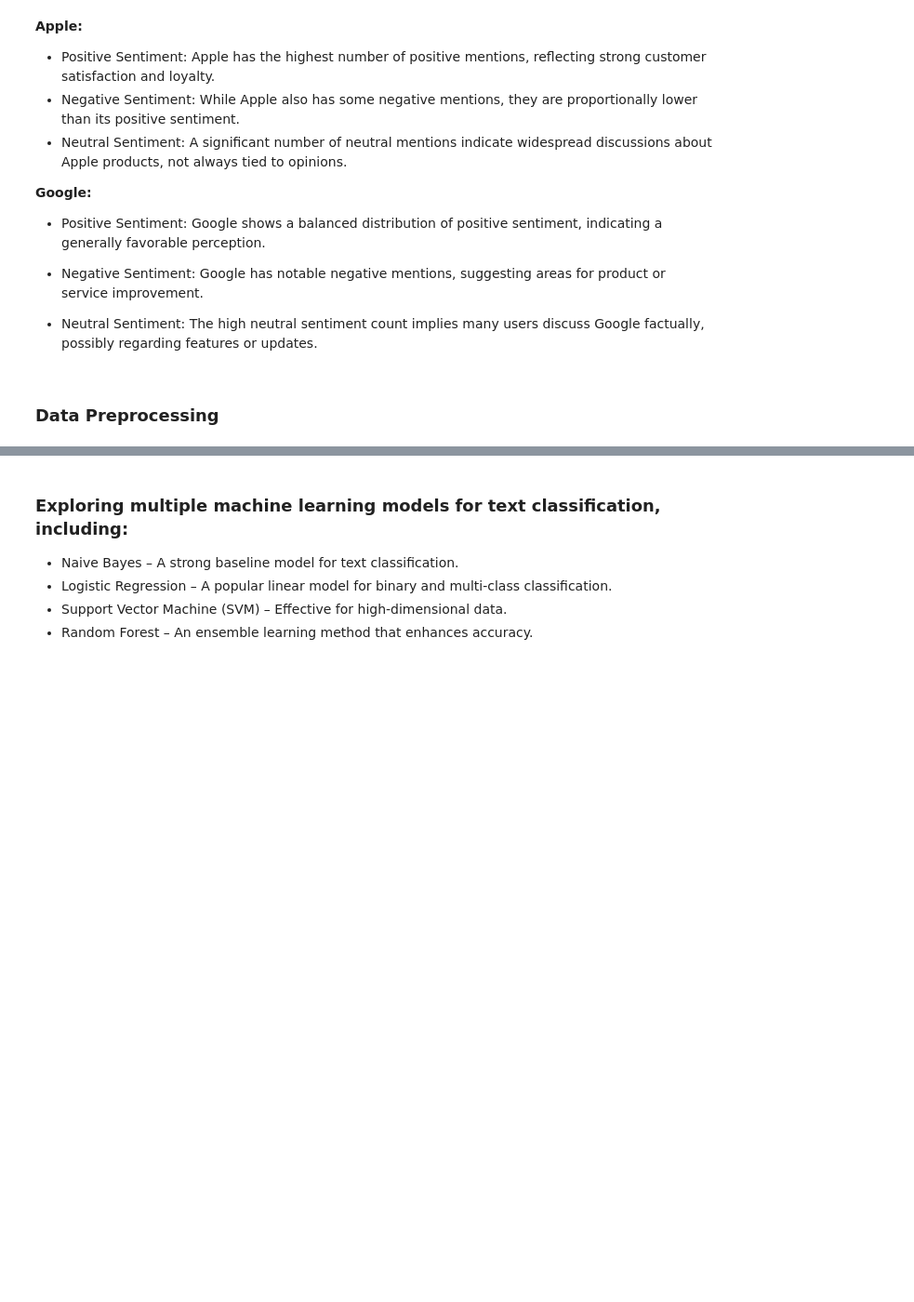
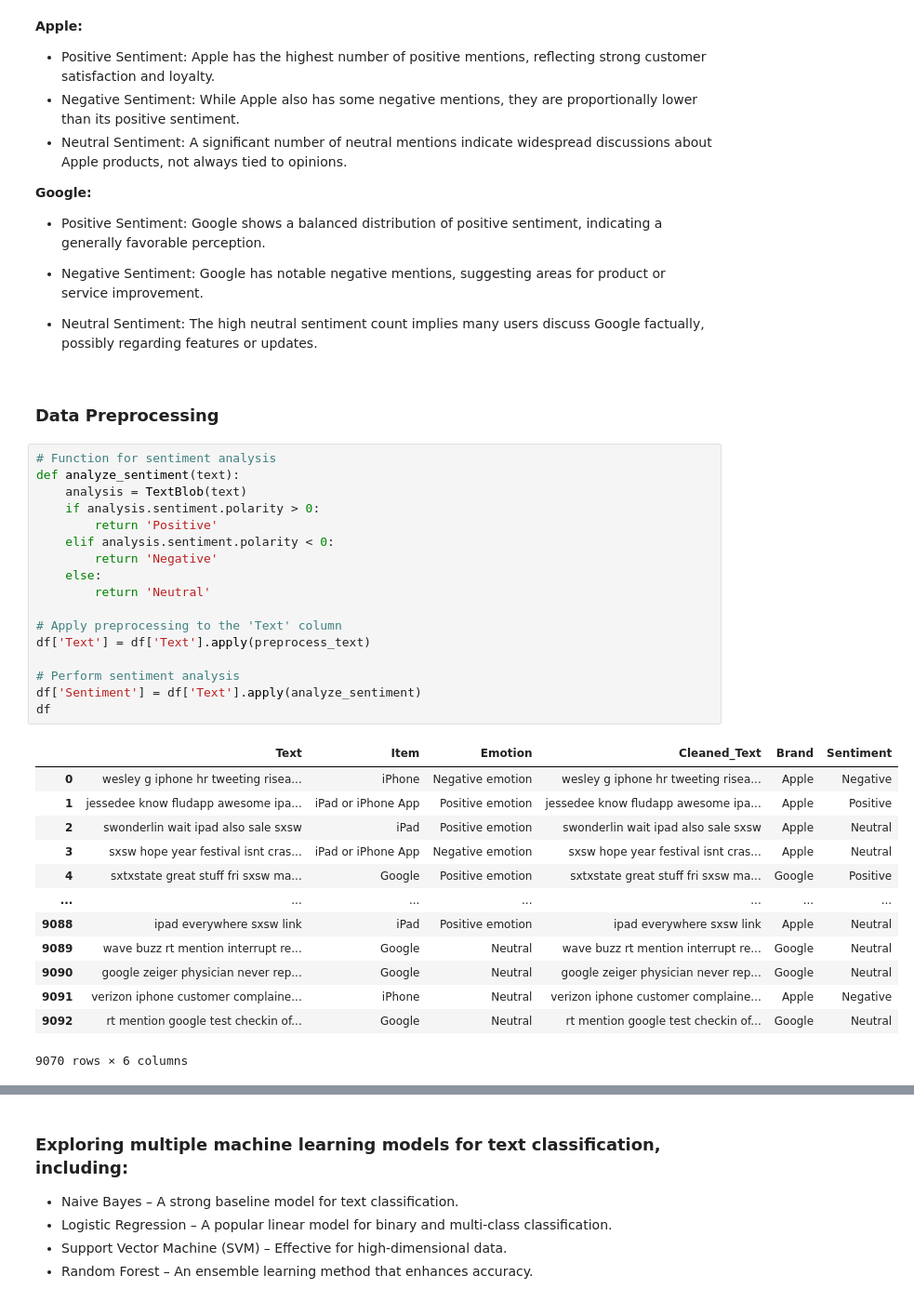
Before and after one commit to jane632/phase4_group_5, a Jupyter notebook: Apple_Google merged.ipynb, the cells around one changed output, grey strips where cells are left out. Shown at 93% size. Cells and saved outputs as stored; diff of their text form; blank space fills up the shorter version.

```diff
--- a/Apple_Google merged.ipynb
+++ b/Apple_Google merged.ipynb
@@ -479,5 +479,36 @@ plt.show()
 - Neutral Sentiment: The high neutral sentiment count implies many users discuss Google factually, possibly regarding features or updates.
 # %% [markdown]
 ### Data Preprocessing
+# %%
+# Function for sentiment analysis
+def analyze_sentiment(text):
+    analysis = TextBlob(text)
+    if analysis.sentiment.polarity > 0:
+        return 'Positive'
+    elif analysis.sentiment.polarity < 0:
+        return 'Negative'
+    else:
+        return 'Neutral'
+
+# Apply preprocessing to the 'Text' column
+df['Text'] = df['Text'].apply(preprocess_text)
+
+# Perform sentiment analysis
+df['Sentiment'] = df['Text'].apply(analyze_sentiment)
+df
+# %% [output]
+|  | Text | Item | Emotion | Cleaned_Text | Brand | Sentiment |
+| 0 | wesley g iphone hr tweeting risea... | iPhone | Negative emotion | wesley g iphone hr tweeting risea... | Apple | Negative |
+| 1 | jessedee know fludapp awesome ipa... | iPad or iPhone App | Positive emotion | jessedee know fludapp awesome ipa... | Apple | Positive |
+| 2 | swonderlin wait ipad also sale sxsw | iPad | Positive emotion | swonderlin wait ipad also sale sxsw | Apple | Neutral |
+| 3 | sxsw hope year festival isnt cras... | iPad or iPhone App | Negative emotion | sxsw hope year festival isnt cras... | Apple | Neutral |
+| 4 | sxtxstate great stuff fri sxsw ma... | Google | Positive emotion | sxtxstate great stuff fri sxsw ma... | Google | Positive |
+| ... | ... | ... | ... | ... | ... | ... |
+| 9088 | ipad everywhere sxsw link | iPad | Positive emotion | ipad everywhere sxsw link | Apple | Neutral |
+| 9089 | wave buzz rt mention interrupt re... | Google | Neutral | wave buzz rt mention interrupt re... | Google | Neutral |
+| 9090 | google zeiger physician never rep... | Google | Neutral | google zeiger physician never rep... | Google | Neutral |
+| 9091 | verizon iphone customer complaine... | iPhone | Neutral | verizon iphone customer complaine... | Apple | Negative |
+| 9092 | rt mention google test checkin of... | Google | Neutral | rt mention google test checkin of... | Google | Neutral |
+9070 rows × 6 columns
 # %%
 #Converting the values in emotion column into integers
```
Also changed, not shown: parts of 5 cells of this notebook, 1 other file.
